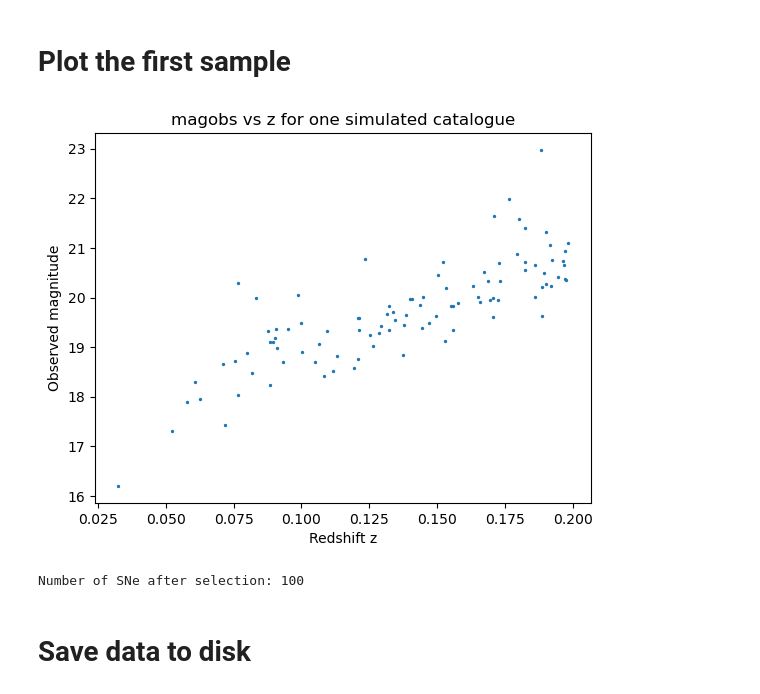
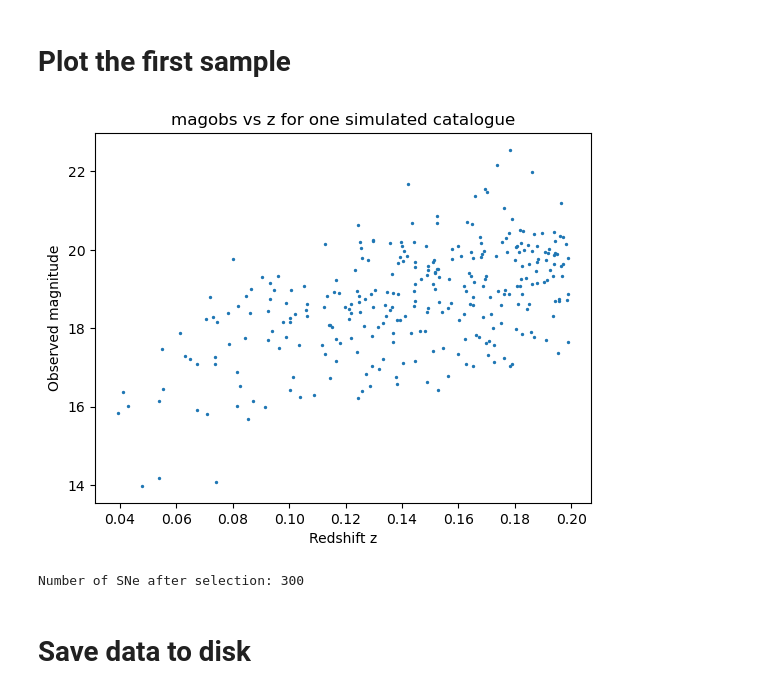
Before and after one commit to a-trigui/ximinf, a Jupyter notebook: notebooks/1_generate_train_data.ipynb, the cells around one changed output. Saved outputs shown, nothing was run; the diff lists cells and outputs as text; code cells hidden in the pictures.

```diff
--- a/notebooks/1_generate_train_data.ipynb
+++ b/notebooks/1_generate_train_data.ipynb
@@ -19,21 +19,16 @@ import matplotlib.pyplot as plt
 # %%
 # -------- User parameters --------
 
-N = 10_000 # Number of samples 100_000
-M = 100 # Number of SNe per sample #3_000
+N = 5000 # Number of samples 100_000
+M = 300 # Number of SNe per sample #3_000
 
 # ---------------------------------
 
-# ranges = {
-#     'alpha': (-0.5, -0.0),
-#     'beta': (2.0, 4.0),
-#     'mabs': (-19.5, -19.0),
-#     'gamma': (0.0, 0.3)
-# }
-
 ranges = {
-    'alpha': (-0.5, -0.0),
-    'beta': (2.0, 4.0),
+    'alpha': (-2,2), #(-0.5, -0.0),
+    'beta': (1,5), #(2.0, 4.0),
+    'mabs': (-21, -17), #(-19.5, -19.0),
+    'gamma': (-2,2) #(0.0, 0.3)
 }
 
 columns = ['magobs', 'magobs_err','x1', 'x1_err', 'c', 'c_err', 'prompt', 'localcolor', 'localcolor_err', 'z']
@@ -45,7 +40,7 @@ print("Running parallel simulations...")
 # with parallel_backend("threading"):
 results = Parallel(n_jobs=6)(
     delayed(gsim.simulate_one)(
-        {k: float(v[i]) for k, v in params_dict.items()},  # ensure all floats
+        {k: v[i] for k, v in params_dict.items()},  # ensure all floats
         z_max=0.2,
         M=M,
         cols=columns,
@@ -71,30 +66,30 @@ Running parallel simulations...
 # Plot the first sample
 # %%
 # Take one simulation
-example = results[0]
+example = results[5]
 
 # Convert columns to NumPy arrays for easier indexing
 magobs = np.array(example['magobs'])
 z      = np.array(example['z'])
 
 # Apply selection (magobs > 0)
 mask = magobs > 0
 magobs_cut = magobs[mask]
 z_cut = z[mask]
 
 # Plot
 plt.figure()
 plt.scatter(z_cut, magobs_cut, s=2)
 plt.xlabel("Redshift z")
 plt.ylabel("Observed magnitude")
 plt.title("magobs vs z for one simulated catalogue")
 plt.show()
 
 # Number of SNe after selection
 print('Number of SNe after selection:', len(magobs_cut))
 # %% [output]
-[figure, old version]
+[figure, new version]
-Number of SNe after selection: 100
+Number of SNe after selection: 300
 # %% [markdown]
 # Save data to disk
 # %% [markdown]
```
Also changed, not shown: parts of 2 cells of this notebook, 4 other files.
